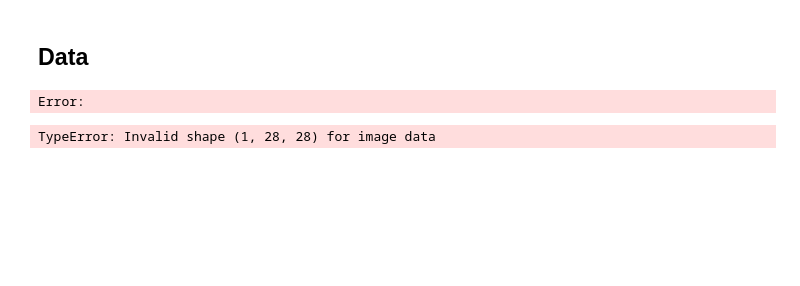
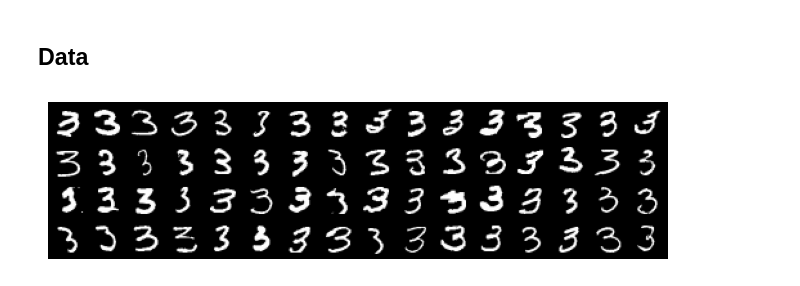
Before and after one commit to enugalamanideepreddy/ScoreMNIST, a Jupyter notebook: score.ipynb, the cells around one changed output. Cells and saved outputs as stored; diff of their text form; code cells hidden in the pictures; blank space fills up the shorter version.

```diff
--- a/score.ipynb
+++ b/score.ipynb
@@ -23,20 +23,16 @@ dataloader = torch.utils.data.DataLoader(dataset = dataset, batch_size=64, shuff
 # %%
 import matplotlib.pyplot as plt
 
 # Get a batch of images and labels
 images, labels = next(iter(dataloader))
 
-# # Create a grid of images
-# grid = utils.make_grid(images[:16], nrow=4, padding=2, normalize=True)
+# Create a grid of images
+grid = utils.make_grid(images, nrow=16, padding=2, normalize=True)
 
-# # Display the grid
-# plt.figure(figsize=(8, 8))
-# plt.imshow(grid.permute(1, 2, 0))  # Convert from (C, H, W) to (H, W, C) for plotting
-# plt.axis('off')
-# plt.show()
+# Display the grid
+plt.figure(figsize=(8, 8))
+plt.imshow(grid.permute(1, 2, 0))  # Convert from (C, H, W) to (H, W, C) for plotting
+plt.axis('off')
+plt.show()
 # %% [output]
-Error:
+[figure, added]
-# %%
-plt.imshow(images[0].squeeze(-1), cmap = 'gray')
-# %% [output]
-TypeError: Invalid shape (1, 28, 28) for image data
```
Also changed, not shown: parts of 9 cells of this notebook.
